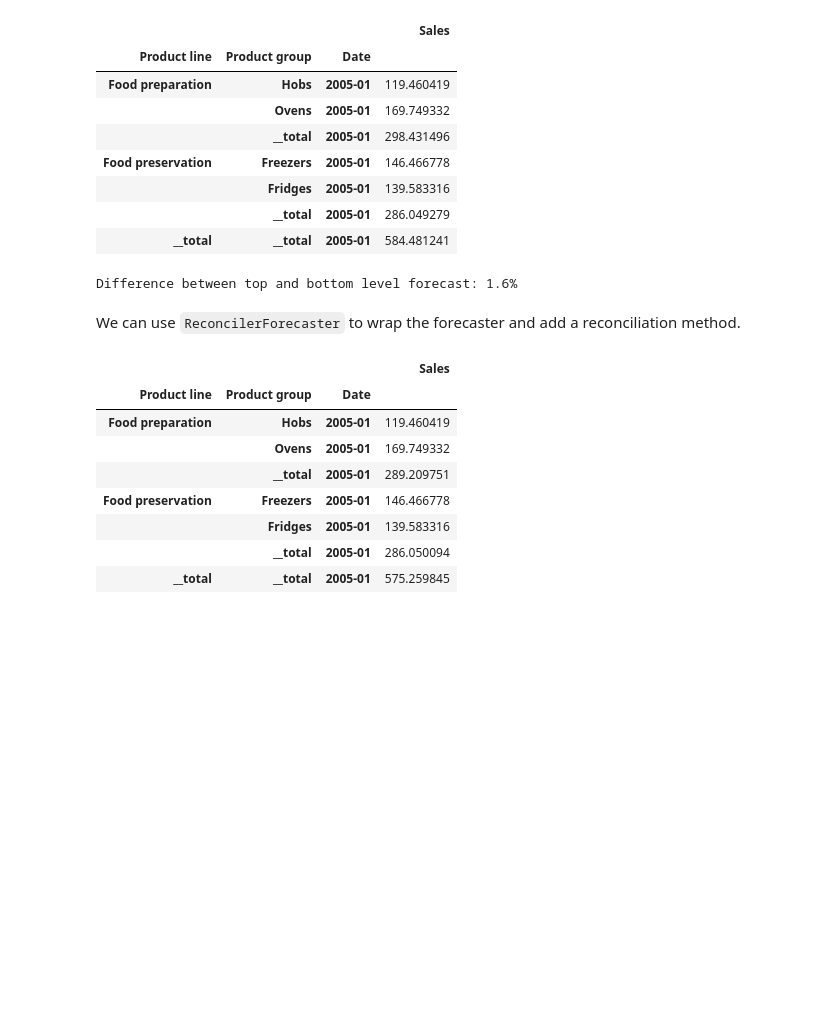
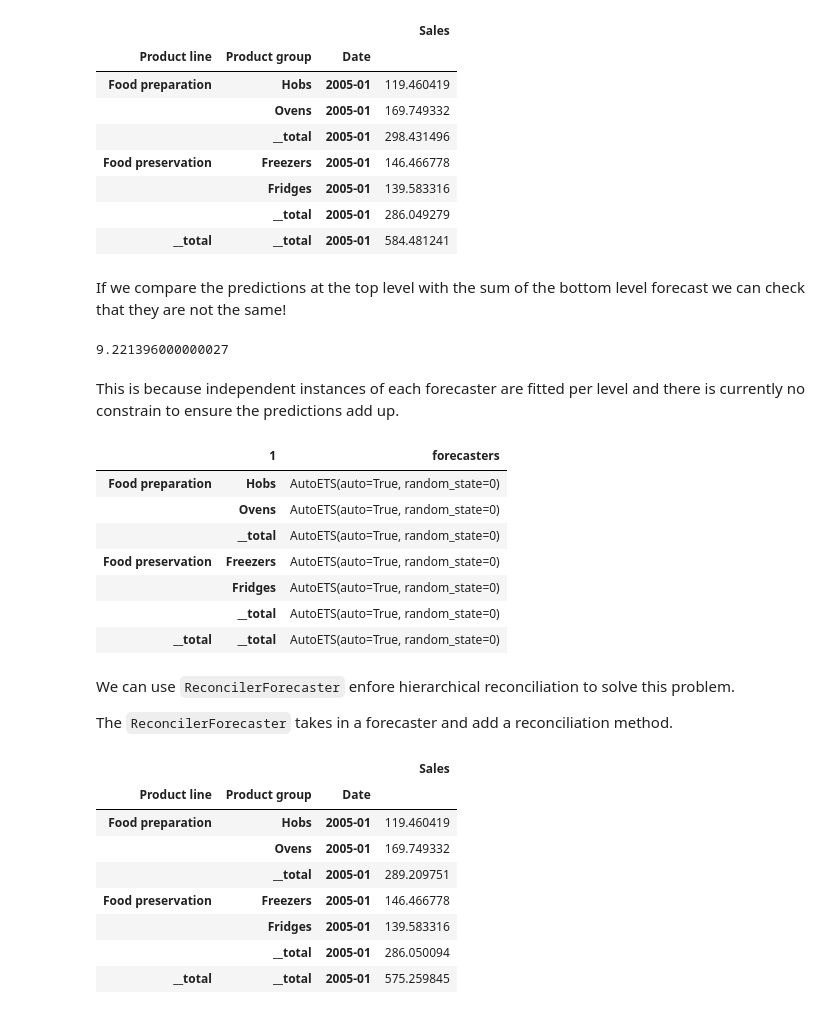
Before and after one commit to sktime/sktime-tutorial-ODSC-Europe-2023, a Jupyter notebook: notebooks/03_forecasting.ipynb, the cells around one changed output. Drawn from its saved outputs; the diff is of its cells as text; code cells hidden in the pictures; blank space fills up the shorter version.

```diff
--- a/notebooks/03_forecasting.ipynb
+++ b/notebooks/03_forecasting.ipynb
@@ -730,9 +737,9 @@ y_hier.xs("2000-01", level="Date")
 |  | __total | 300.0 |
 | __total | __total | 659.0 |
 # %%
-forecaster_without_reconciler = AutoETS(auto=True, random_state=0)
+forecaster = AutoETS(auto=True, random_state=0)
 
-y_hier_pred = forecaster_without_reconciler.fit_predict(y_hier, fh=1)
+y_hier_pred = forecaster.fit_predict(y_hier, fh=1)
 y_hier_pred
 # %% [output]
 |  |  |  | Sales |
@@ -744,17 +751,29 @@ y_hier_pred
 |  | Fridges | 2005-01 | 139.583316 |
 |  | __total | 2005-01 | 286.049279 |
 | __total | __total | 2005-01 | 584.481241 |
-# %%
-top = y_hier_pred.loc["__total", "__total"].values.sum()
-bottom = y_hier_pred.drop(index="__total", level=1).values.sum()
-
-print(
-    f"Difference between top and bottom level forecast: {np.abs(top - bottom)/top:.1%}"
-)
-# %% [output]
-Difference between top and bottom level forecast: 1.6%
+# %% [markdown]
+If we compare the predictions at the top level with the sum of the bottom level forecast we can check that they are not the same!
+# %%
+584.481241 - (119.460419 + 169.749332 + 146.466778 + 139.583316)
+# %% [output]
+9.221396000000027
+# %% [markdown]
+This is because independent instances of each forecaster are fitted per level and there is currently no constrain to ensure the predictions add up.
+# %%
+forecaster.forecasters_
+# %% [output]
+|  | 1 | forecasters |
+| Food preparation | Hobs | AutoETS(auto=True, random_state=0) |
+|  | Ovens | AutoETS(auto=True, random_state=0) |
+|  | __total | AutoETS(auto=True, random_state=0) |
+| Food preservation | Freezers | AutoETS(auto=True, random_state=0) |
+|  | Fridges | AutoETS(auto=True, random_state=0) |
+|  | __total | AutoETS(auto=True, random_state=0) |
+| __total | __total | AutoETS(auto=True, random_state=0) |
 # %% [markdown]
-We can use `ReconcilerForecaster` to wrap the forecaster and add a reconciliation method.
+We can use `ReconcilerForecaster` enfore hierarchical reconciliation to solve this problem.
+
+The `ReconcilerForecaster` takes in a forecaster and add a reconciliation method.
 # %%
 from sktime.forecasting.reconcile import ReconcilerForecaster
 
```
Also changed, not shown: parts of 27 cells of this notebook, 1 other file.
